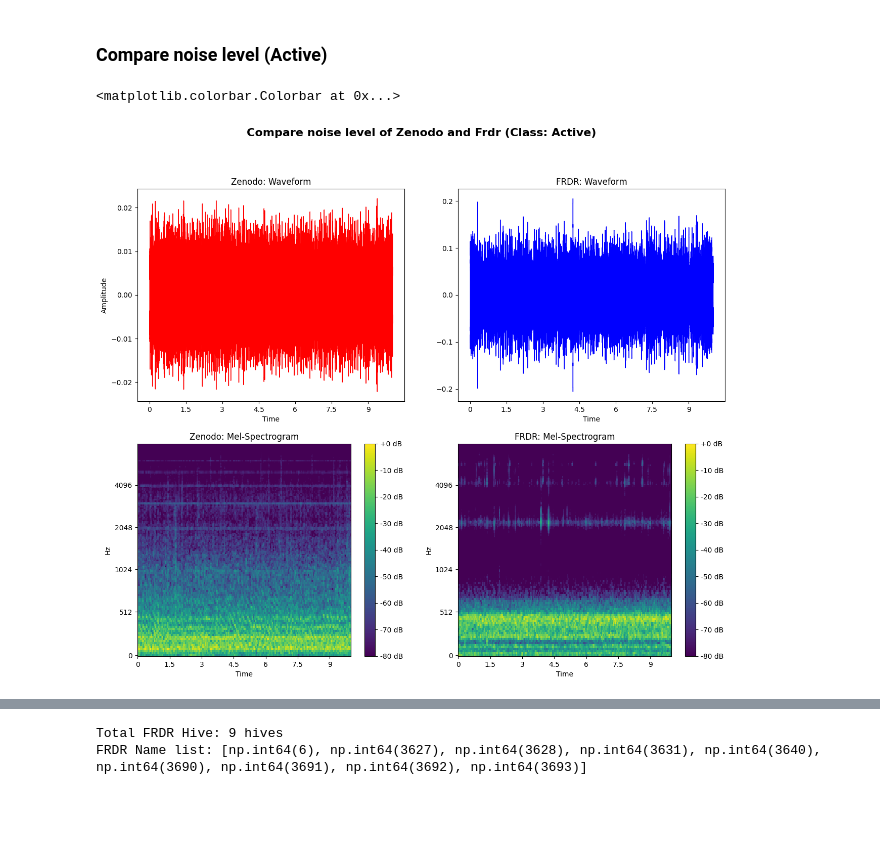
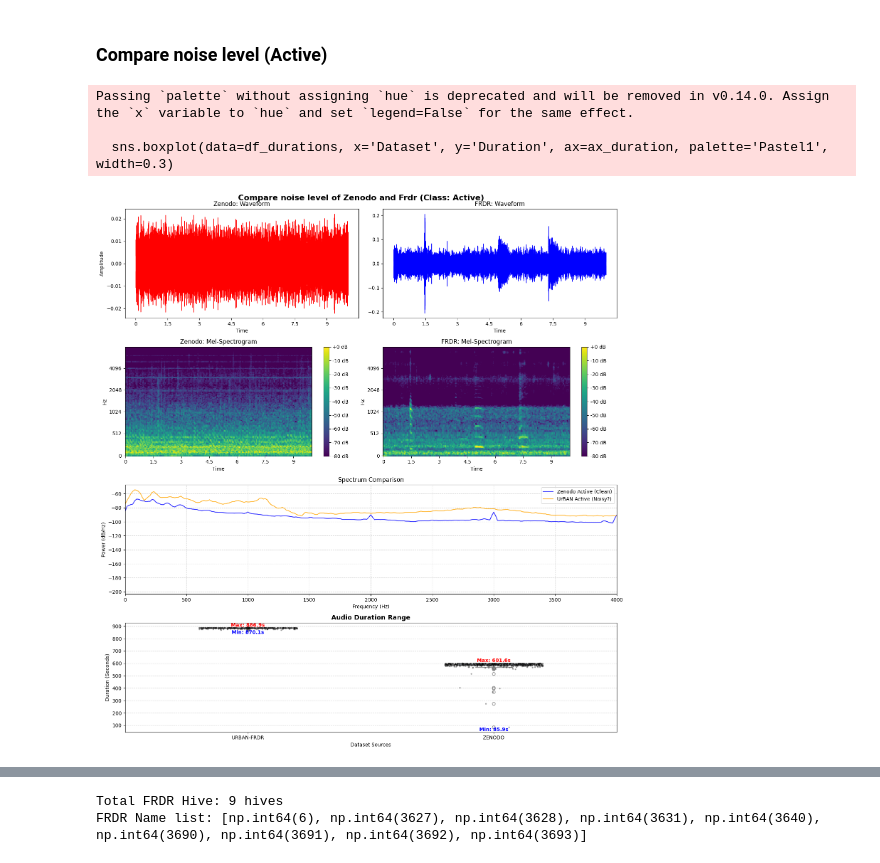
Before and after one commit to jadjadjade002/aib-apisacoustic, a Jupyter notebook: apisacoustic.ipynb, the cells around one changed output, grey strips where cells are left out. Drawn from its saved outputs; the diff is of its cells as text; code cells hidden in the pictures; blank space fills up the shorter version.

Commit message:
eda clip range, data split by dataset/class/hive

```diff
--- a/apisacoustic.ipynb
+++ b/apisacoustic.ipynb
@@ -179,39 +154,107 @@ Found: 24 Files
 ### Compare noise level (Active)
 # %%
 zenodo_active_path = r"dataset\zenodo\Hive1_12_06_2018\Hive1 12_06_2018_QueenBee____00_00_00.wav"
-frdr_active_path = r"dataset\urban-frdr\audio_2022_all_chunk\04-08-2022_19h15_HIVE-3690_Active.wav"
+frdr_active_path = r"dataset\urban-frdr\audio_2022_all_chunk\01-09-2022_20h30_HIVE-3693_Active.wav"
 
 sample_rate = 16000
 audio_zenodo, sr_z = librosa.load(zenodo_active_path, sr=sample_rate)
 audio_frdr, sr_f = librosa.load(frdr_active_path, sr=sample_rate)
 
 duration = 10 #(Sec)
 audio_zenodo = audio_zenodo[:sample_rate * duration]
 audio_frdr = audio_frdr[:sample_rate * duration]
 # print(audio_frdr)
 
-main_plot, sub_plot = plt.subplots(2, 2, figsize=(15, 12), sharex=False)
+all_audio_files = glob.glob(r"dataset\**\*.wav", recursive=True)
+
+all_duration_data = []
+
+for path in all_audio_files:
+    filename = os.path.basename(path)
+    dataset_name = None
+
+    filename_lower = filename.lower()
+    if any(s in filename_lower for s in ["_active", "_queenless", "_infested"]):
+        dataset_name = 'URBAN-FRDR'
+    elif any(s in filename_lower for s in ["queenbee", "no_queenbee"]):
+        dataset_name = 'ZENODO'
+
+    if dataset_name:
+        try:
+            file_duration = librosa.get_duration(path=path)
+
+            all_duration_data.append({
+                'Dataset': dataset_name,
+                'Duration': file_duration
+            })
+        except Exception as e:
+            print(f"Error reading {filename}: {e}")
+
+df_durations = pd.DataFrame(all_duration_data)
+
+main_plot, sub_plot = plt.subplots(4, 2, figsize=(15, 16), sharex=False)
 main_plot.suptitle("Compare noise level of Zenodo and Frdr (Class: Active)", fontsize=16, fontweight='bold')
 sub_plot[0, 0].set_title("Zenodo: Waveform")
 librosa.display.waveshow(audio_zenodo, sr=sample_rate, ax=sub_plot[0, 0], color='red')
 sub_plot[0, 0].set_ylabel("Amplitude")
 
 sub_plot[0, 1].set_title("FRDR: Waveform")
 librosa.display.waveshow(audio_frdr, sr=sample_rate, ax=sub_plot[0, 1], color='blue')
 #=============================================================
 mel_zenodo = librosa.feature.melspectrogram(y=audio_zenodo, sr=sample_rate, n_mels=128)
 mel_db_zenodo = librosa.amplitude_to_db(mel_zenodo, ref=np.max)
 
 sub_plot[1, 0].set_title("Zenodo: Mel-Spectrogram")
 img1 = librosa.display.specshow(mel_db_zenodo, sr=sample_rate, x_axis='time', y_axis='mel', ax=sub_plot[1, 0], cmap='viridis')
 main_plot.colorbar(img1, ax=sub_plot[1,0], format='%+2.0f dB')
 
 mel_frdr = librosa.feature.melspectrogram(y=audio_frdr, sr=sample_rate, n_mels=128)
 mel_db_frdr = librosa.amplitude_to_db(mel_frdr, ref=np.max)
 sub_plot[1, 1].set_title("FRDR: Mel-Spectrogram")
 img2 = librosa.display.specshow(mel_db_frdr, sr=sample_rate, x_axis='time', y_axis='mel', ax=sub_plot[1, 1], cmap='viridis')
 main_plot.colorbar(img2, ax=sub_plot[1,1], format='%+2.0f dB')
 #=============================================================
+
+freqs_z, psd_z = welch(audio_zenodo, sample_rate, nperseg=1024)
+freqs_u, psd_u = welch(audio_frdr, sample_rate, nperseg=1024)
+
+sub_plot[2, 0].remove()
+sub_plot[2, 1].remove()
+ax_psd = main_plot.add_subplot(4, 1, 3)
+
+ax_psd.plot(freqs_z, 10 * np.log10(psd_z), label='Zenodo Active (Clean)', color='blue', alpha=0.8)
+ax_psd.plot(freqs_u, 10 * np.log10(psd_u), label='UrBAN Active (Noisy?)', color='orange', alpha=0.8)
+ax_psd.set_title("Spectrum Comparison")
+ax_psd.set_xlabel("Frequency (Hz)")
+ax_psd.set_ylabel("Power (dB/Hz)")
+ax_psd.set_xlim(0, 4000)
+ax_psd.grid(True, linestyle='--', alpha=0.5)
+ax_psd.legend()
+#=============================================================
+
+sub_plot[3, 0].remove()
+sub_plot[3, 1].remove()
+ax_duration = main_plot.add_subplot(4, 1, 4)
+
+if len(df_durations) > 0:
+    sns.boxplot(data=df_durations, x='Dataset', y='Duration', ax=ax_duration, palette='Pastel1', width=0.3)
+    sns.stripplot(data=df_durations, x='Dataset', y='Duration', ax=ax_duration, color='black', size=3, alpha=0.4, jitter=0.2)
+
+    for i, dataset_name in enumerate(['URBAN-FRDR', 'ZENODO']):
+        sub_df = df_durations[df_durations['Dataset'] == dataset_name]['Duration']
+        if len(sub_df) > 0:
+            ax_duration.text(i, sub_df.max(), f"Max: {sub_df.max():.1f}s", ha='center', va='bottom', color='red', fontweight='bold', fontsize=10)
+            ax_duration.text(i, sub_df.min(), f"Min: {sub_df.min():.1f}s", ha='center', va='top', color='blue', fontweight='bold', fontsize=10)
+
+ax_duration.set_title("Audio Duration Range", fontsize=13, fontweight='bold')
+ax_duration.set_xlabel("Dataset Sources")
+ax_duration.set_ylabel("Duration (Seconds)")
+ax_duration.grid(True, axis='y', linestyle='--', alpha=0.5)
+
+plt.tight_layout()
+plt.show()
 # %% [output]
-<matplotlib.colorbar.Colorbar at 0x...>
+Passing `palette` without assigning `hue` is deprecated and will be removed in v0.14.0. Assign the `x` variable to `hue` and set `legend=False` for the same effect.
+
+  sns.boxplot(data=df_durations, x='Dataset', y='Duration', ax=ax_duration, palette='Pastel1', width=0.3)
-[figure, old version]
+[figure, new version]
```
Also changed, not shown: parts of 8 cells of this notebook.
